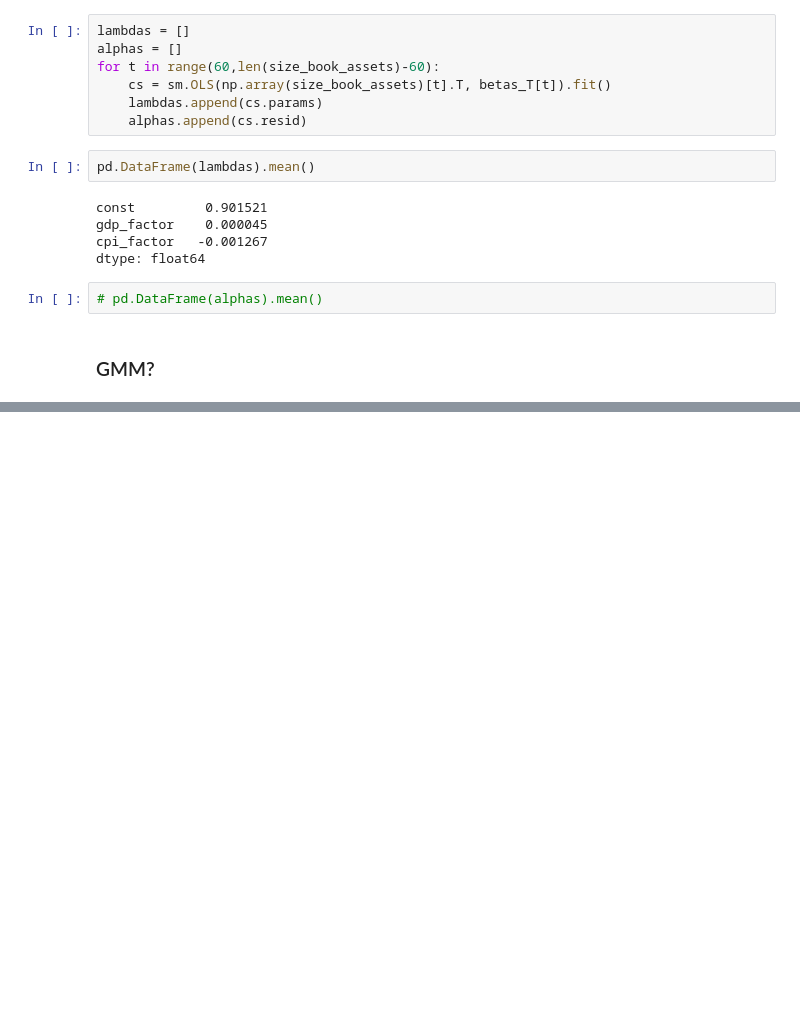
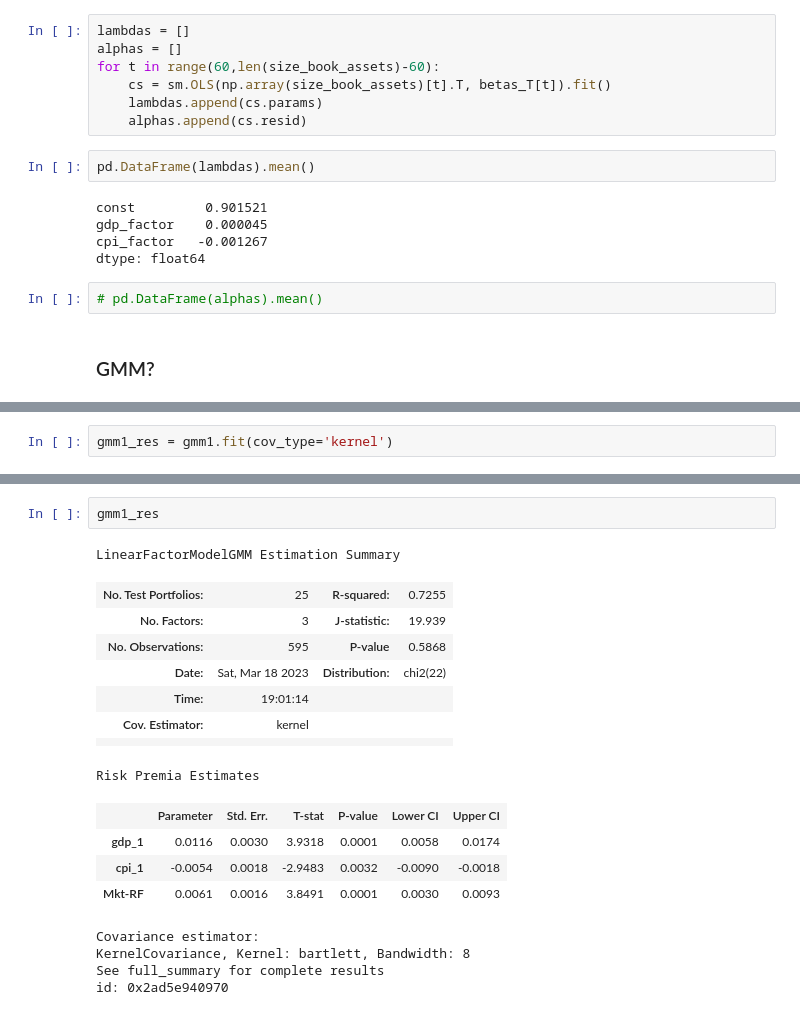
Before and after one commit to santoromano/Macro-Cross-Sectional-Analysis, a Jupyter notebook: empirics.ipynb, the cells around one changed output, grey strips where cells are left out. Drawn from its saved outputs; the diff is of its cells as text; blank space fills up the shorter version.

```diff
--- a/empirics.ipynb
+++ b/empirics.ipynb
@@ -381,0 +547,2 @@ dtype: float64
+# %%
+gmm1_res = gmm1.fit(cov_type='kernel')
@@ -381,0 +567,20 @@ dtype: float64
+# %%
+gmm1_res
+# %% [output]
+LinearFactorModelGMM Estimation Summary
+| No. Test Portfolios: | 25 | R-squared: | 0.7255 |
+| No. Factors: | 3 | J-statistic: | 19.939 |
+| No. Observations: | 595 | P-value | 0.5868 |
+| Date: | Sat, Mar 18 2023 | Distribution: | chi2(22) |
+| Time: | 19:01:14 |  |  |
+| Cov. Estimator: | kernel |  |  |
+|  |  |  |  |
+Risk Premia Estimates
+|  | Parameter | Std. Err. | T-stat | P-value | Lower CI | Upper CI |
+| gdp_1 | 0.0116 | 0.0030 | 3.9318 | 0.0001 | 0.0058 | 0.0174 |
+| cpi_1 | -0.0054 | 0.0018 | -2.9483 | 0.0032 | -0.0090 | -0.0018 |
+| Mkt-RF | 0.0061 | 0.0016 | 3.8491 | 0.0001 | 0.0030 | 0.0093 |
+Covariance estimator:
+KernelCovariance, Kernel: bartlett, Bandwidth: 8
+See full_summary for complete results
+id: 0x2ad5e940970
```
Also changed, not shown: parts of 26 cells of this notebook.
